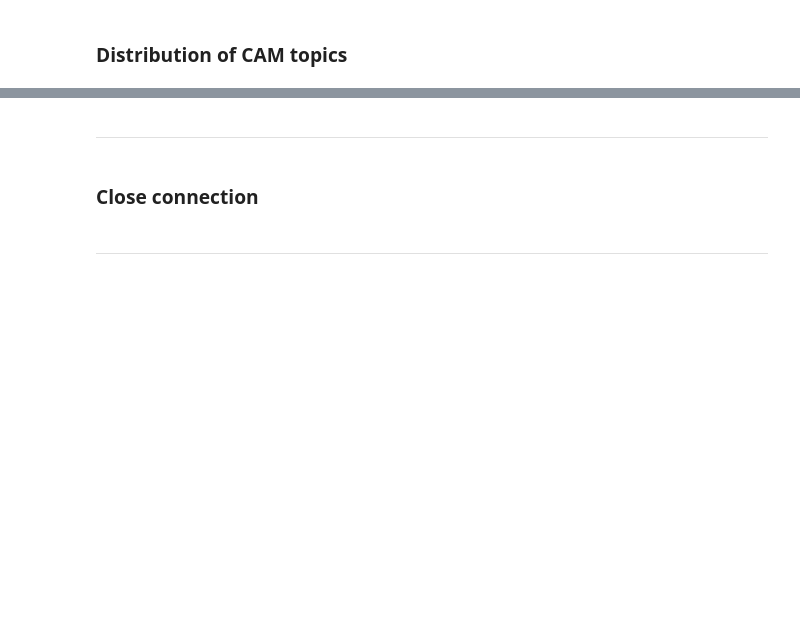
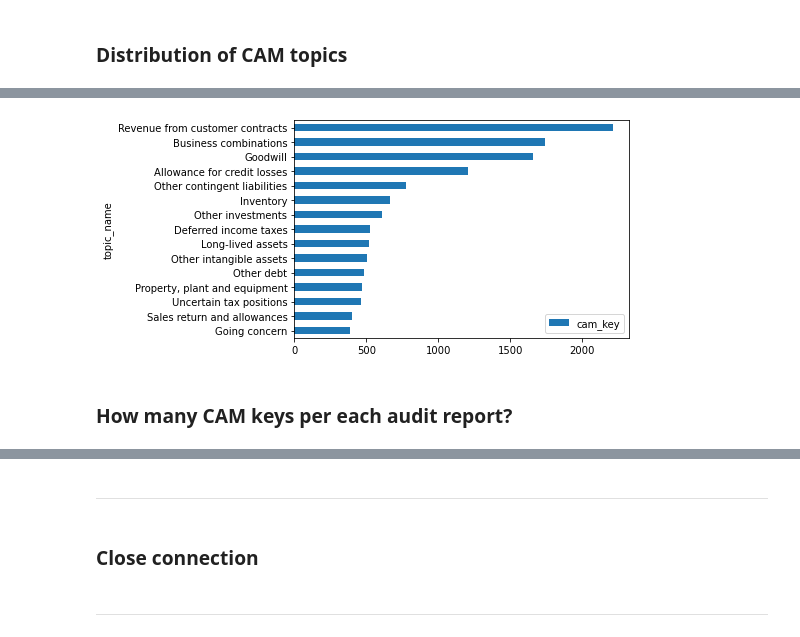
Before and after one commit to jaeyoonyu/jaeyoonyu.github.io, a Jupyter notebook: _code/wrds-download-AuditAnalytics-CAM.ipynb, the cells around one changed output, grey strips where cells are left out. Drawn from its saved outputs; the diff is of its cells as text; code cells hidden in the pictures; blank space fills up the shorter version.

```diff
--- a/_code/wrds-download-AuditAnalytics-CAM.ipynb
+++ b/_code/wrds-download-AuditAnalytics-CAM.ipynb
@@ -71,0 +56,11 @@ pd.DataFrame(df.nunique()).rename(columns={0:'Unique N'})
+# %%
+cam.rename(columns={'description':'desc',
+                  'response':'resp',
+                  'critical_audit_matter_key':'cam_key',
+                  'reference':'ref',
+                  'critical_audit_matter_topic_fkey':'cam_topic_key',
+                  'audit_opinion_fkey':'audit_op_key',
+                  'auditor_fkey':'afk',
+                  'company_fkey':'cik',
+                  'best_edgar_ticker':'tic'}, inplace= True)
+cam.head(2)
@@ -71,0 +73,12 @@ pd.DataFrame(df.nunique()).rename(columns={0:'Unique N'})
+# %%
+auditop=conn.raw_sql(f"""select
+                        b.name,
+                        b.sic_code_fkey as sic,
+                        a.fiscal_year_of_op,
+                        a.fiscal_year_end_op,
+                        a.audit_op_key
+
+                from {aa_opin} a, {aa_company} b
+                where a.fiscal_year_of_op >= 2019 and a.company_fkey= b.company_fkey""")
+print(auditop.shape)
+auditop.head(2)
@@ -71,0 +94,4 @@ pd.DataFrame(df.nunique()).rename(columns={0:'Unique N'})
+# %%
+df= cam.merge(right= auditop, on= 'audit_op_key')
+print(df.shape)
+df.head(2)
@@ -71,0 +122,6 @@ pd.DataFrame(df.nunique()).rename(columns={0:'Unique N'})
+# %%
+df['y']= pd.to_datetime(df['fiscal_year_end_op']).dt.year
+df['m']= pd.to_datetime(df['fiscal_year_end_op']).dt.month
+df['fy']=df['y']
+df.loc[df['m']<=5, 'fy']= df['y']-1
+df.head(2)
@@ -135,0 +159,8 @@ plt.show()
+# %%
+df_dist_top15= df_dist.head(15).sort_values('cam_key', ascending= True)
+df_dist_top15.plot(kind='barh', x= 'topic_name', y= 'cam_key')
+plt.show()
+# %% [output]
+[figure, added]
+# %% [markdown]
+### How many CAM keys per each audit report?
```
Also changed, not shown: parts of 36 cells of this notebook, 3 other files.
